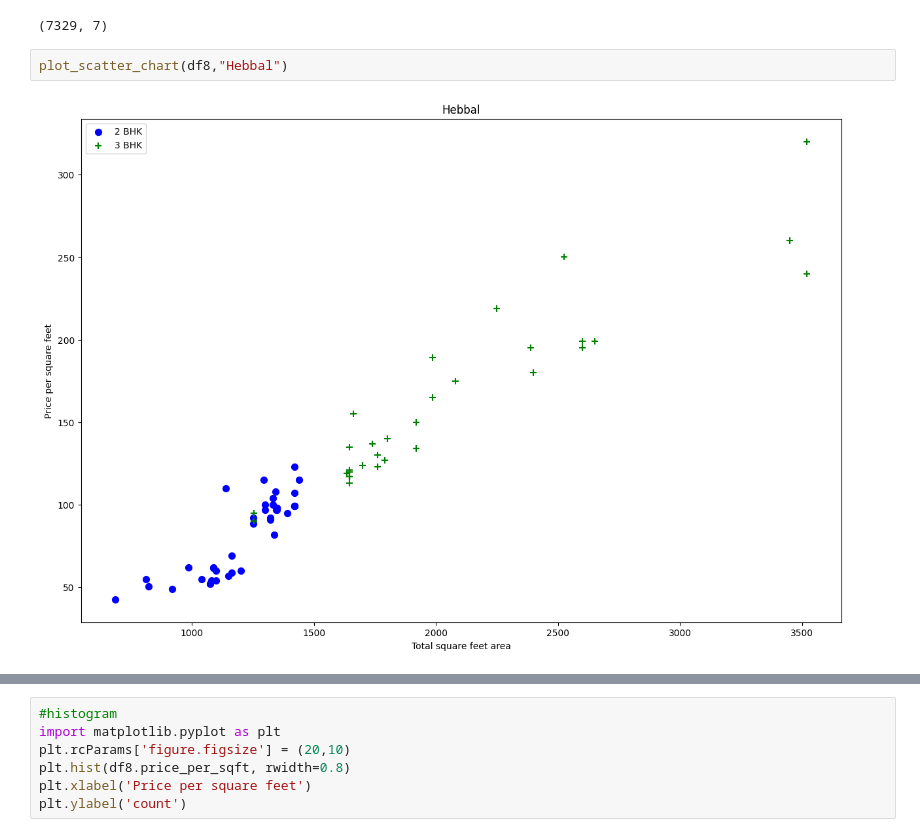
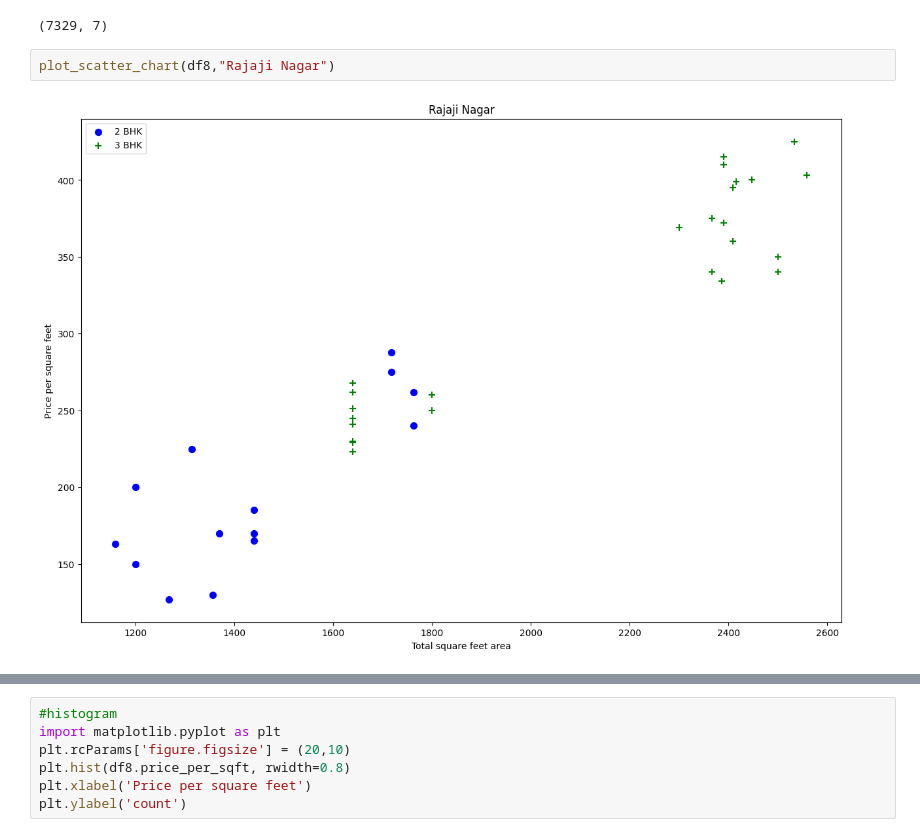
Before and after one commit to 99Hassam99/01_DATASCIENCE_ROADMAP, a Jupyter notebook: 11_ML_Projects_Deployed/01_Real_State_Price_Prediction_Project/model/02_Data_Cleaning_Real_Estate_Price_Prediction_Project.ipynb, the cells around one changed output, grey strips where cells are left out. Saved outputs shown, nothing was run; the diff lists cells and outputs as text.

```diff
--- a/11_ML_Projects_Deployed/01_Real_State_Price_Prediction_Project/model/02_Data_Cleaning_Real_Estate_Price_Prediction_Project.ipynb
+++ b/11_ML_Projects_Deployed/01_Real_State_Price_Prediction_Project/model/02_Data_Cleaning_Real_Estate_Price_Prediction_Project.ipynb
@@ -438,6 +438,6 @@ df8.shape
 # %% [output]
 (7329, 7)
 # %%
-plot_scatter_chart(df8,"Hebbal")
+plot_scatter_chart(df8,"Rajaji Nagar")
 # %% [output]
-[figure, old version]
+[figure, new version]
```
Also changed, not shown: parts of 2 cells of this notebook.
